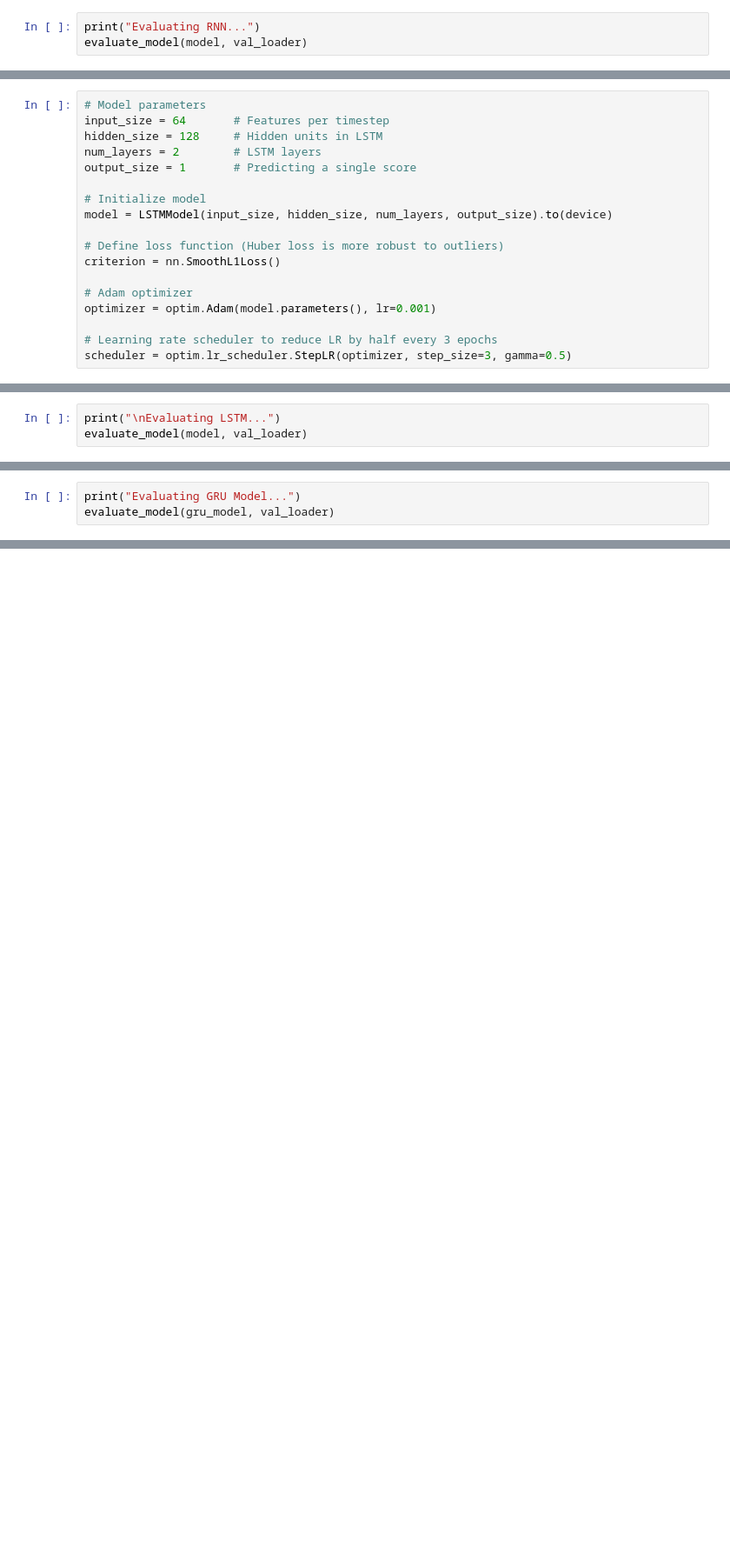
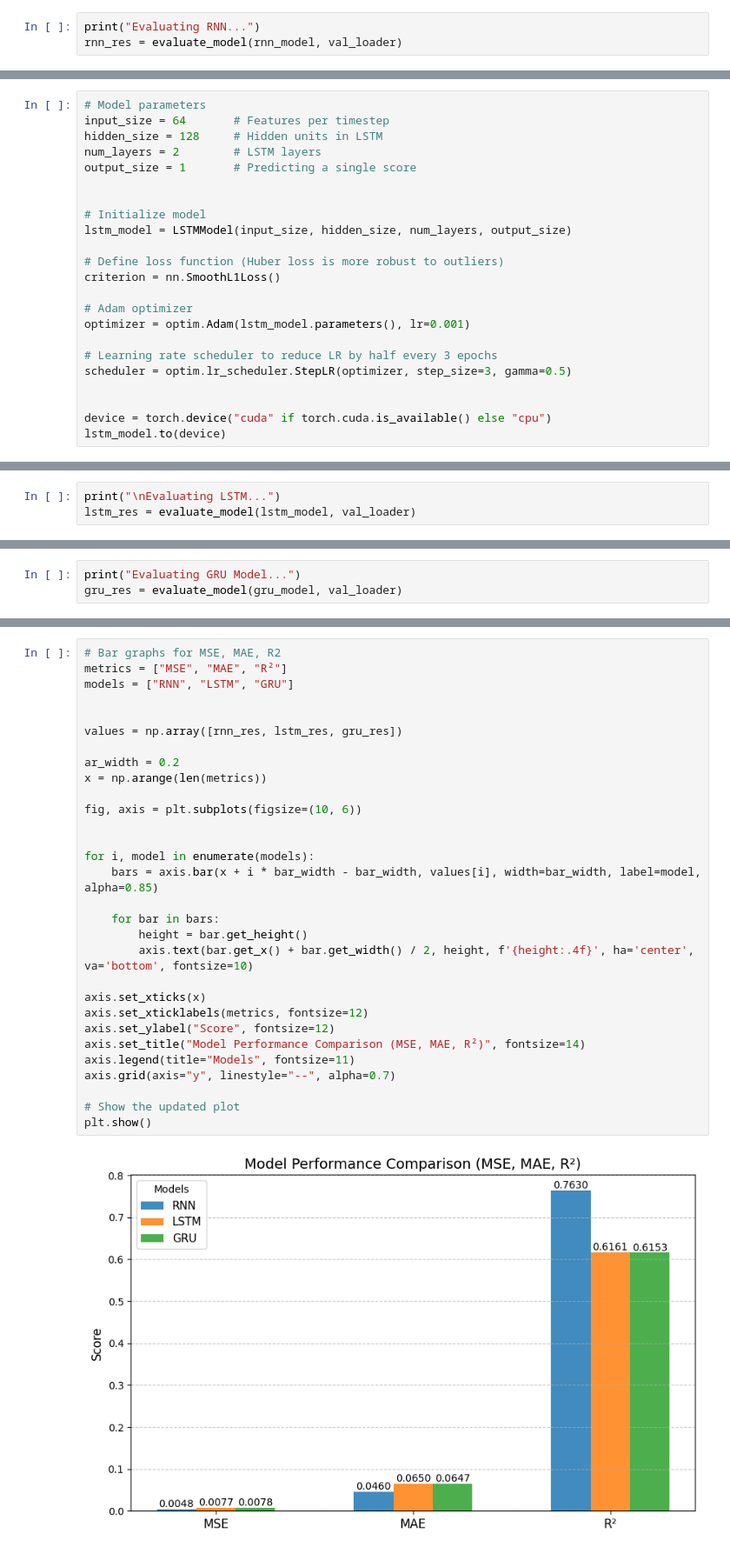
Before and after one commit to sadrasabouri/SEMPI, a Jupyter notebook: 2.OldSchoolModels.ipynb, the cells around one changed output, grey strips where cells are left out. Shown: that part at 87% size. Drawn from its saved outputs; the diff is of its cells as text; blank space fills up the shorter version.

```diff
--- a/2.OldSchoolModels.ipynb
+++ b/2.OldSchoolModels.ipynb
@@ -158,6 +232,6 @@ def evaluate_model(model, val_loader):
 # %%
 print("Evaluating RNN...")
-evaluate_model(model, val_loader)
+rnn_res = evaluate_model(rnn_model, val_loader)
 # %% [output]
 Evaluating RNN...
 Validation Metrics:
@@ -211,14 +284,19 @@ hidden_size = 128     # Hidden units in LSTM
 num_layers = 2        # LSTM layers
 output_size = 1       # Predicting a single score
 
+
 # Initialize model
-model = LSTMModel(input_size, hidden_size, num_layers, output_size).to(device)
+lstm_model = LSTMModel(input_size, hidden_size, num_layers, output_size)
 
 # Define loss function (Huber loss is more robust to outliers)
 criterion = nn.SmoothL1Loss()
 
 # Adam optimizer
-optimizer = optim.Adam(model.parameters(), lr=0.001)
+optimizer = optim.Adam(lstm_model.parameters(), lr=0.001)
 
 # Learning rate scheduler to reduce LR by half every 3 epochs
 scheduler = optim.lr_scheduler.StepLR(optimizer, step_size=3, gamma=0.5)
+
+
+device = torch.device("cuda" if torch.cuda.is_available() else "cpu")
+lstm_model.to(device)
@@ -262,6 +329,6 @@ Epoch [10/10], Loss: 0.0039, LR: 0.000125
 # %%
 print("\nEvaluating LSTM...")
-evaluate_model(model, val_loader)
+lstm_res = evaluate_model(lstm_model, val_loader)
 # %% [output]
 Evaluating LSTM...
 Validation Metrics:
@@ -356,6 +414,6 @@ Epoch [10/10], Loss: 0.0042, LR: 0.000125
 # %%
 print("Evaluating GRU Model...")
-evaluate_model(gru_model, val_loader)
+gru_res = evaluate_model(gru_model, val_loader)
 # %% [output]
 Evaluating GRU Model...
 Validation Metrics:
@@ -365,0 +439,32 @@ Validation Metrics:
+# %%
+# Bar graphs for MSE, MAE, R2
+metrics = ["MSE", "MAE", "R²"]
+models = ["RNN", "LSTM", "GRU"]
+
+
+values = np.array([rnn_res, lstm_res, gru_res])
+
+ar_width = 0.2
+x = np.arange(len(metrics))
+
+fig, axis = plt.subplots(figsize=(10, 6))
+
+
+for i, model in enumerate(models):
+    bars = axis.bar(x + i * bar_width - bar_width, values[i], width=bar_width, label=model, alpha=0.85)
+
+    for bar in bars:
+        height = bar.get_height()
+        axis.text(bar.get_x() + bar.get_width() / 2, height, f'{height:.4f}', ha='center', va='bottom', fontsize=10)
+
+axis.set_xticks(x)
+axis.set_xticklabels(metrics, fontsize=12)
+axis.set_ylabel("Score", fontsize=12)
+axis.set_title("Model Performance Comparison (MSE, MAE, R²)", fontsize=14)
+axis.legend(title="Models", fontsize=11)
+axis.grid(axis="y", linestyle="--", alpha=0.7)
+
+# Show the updated plot
+plt.show()
+# %% [output]
+[figure, added]
```
Also changed, not shown: parts of 16 cells of this notebook.
